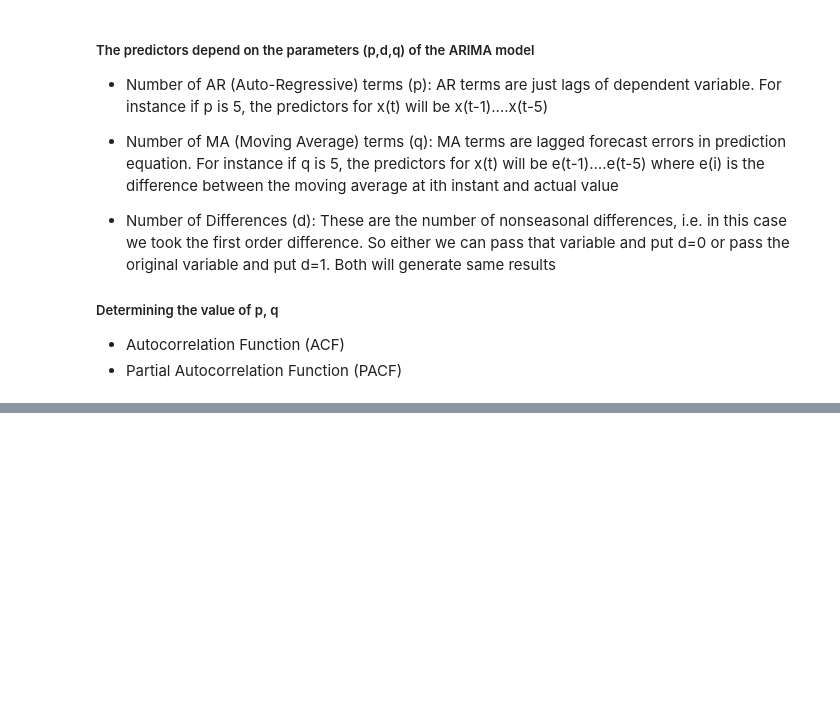
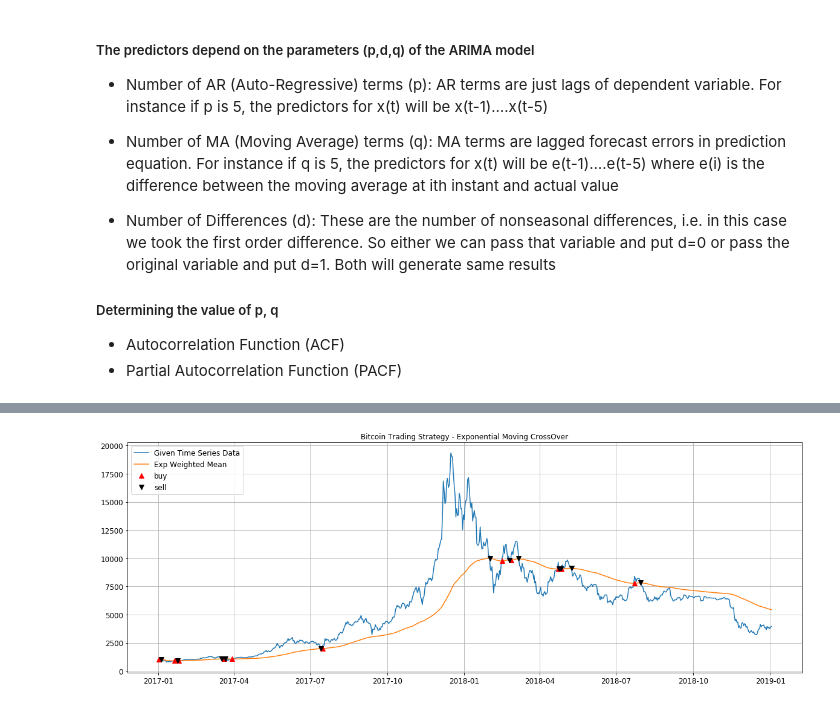
Before and after one commit to satwik2663/Time-Series-Analysis---Bitcoin-Trends, a Jupyter notebook: portfolio.ipynb, the cells around one changed output, grey strips where cells are left out. Saved outputs shown, nothing was run; the diff lists cells and outputs as text; code cells hidden in the pictures; blank space fills up the shorter version.

```diff
--- a/portfolio.ipynb
+++ b/portfolio.ipynb
@@ -284,0 +370,27 @@ Recurrent Neural Network (LSTM) → a class of artificial neural networkwhere co
+# %%
+# store the values of long and short term in a dataframe
+exp_wei_mean = bitcoin_dataset_adj_close.ewm(span=150).mean()
+
+df_exp_mov = pd.DataFrame()
+df_exp_mov['org'] = bitcoin_dataset_adj_close
+df_exp_mov['ema'] = exp_wei_mean
+
+df_exp_mov['sig'] = 0
+df_exp_mov['sig'] = np.where(df_exp_mov['org'] > df_exp_mov['ema'], 1.0, 0.0)
+df_exp_mov['inc'] = df_exp_mov['sig'].diff()
+# %%
+plt.figure(figsize=(20, 7))
+plt.plot(bitcoin_dataset_adj_close.index, bitcoin_dataset_adj_close,label='Given Time Series Data')
+plt.plot(bitcoin_dataset_adj_close.index, df_exp_mov['ema'],label='Exp Weighted Mean')
+
+plt.plot(df_exp_mov.loc[df_exp_mov.inc == 1.0].index, df_exp_mov.ema[df_exp_mov.inc == 1.0],'^', markersize=8, color='red', label='buy')
+
+plt.plot(df_exp_mov.loc[df_exp_mov.inc == -1.0].index, df_exp_mov.ema[df_exp_mov.inc== -1.0],'v', markersize=8, color='black', label='sell')
+
+plt.title('Bitcoin Trading Strategy - Exponential Moving CrossOver')
+plt.tick_params(labelsize=12)
+plt.legend(loc='upper left', fontsize=12)
+plt.grid()
+plt.show()
+# %% [output]
+[figure, added]
```
Also changed, not shown: parts of 17 cells of this notebook.
